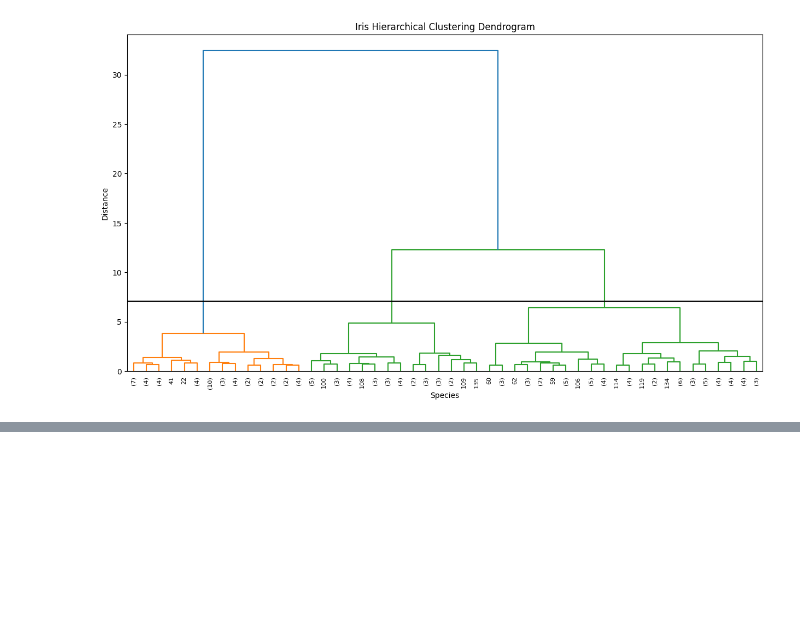
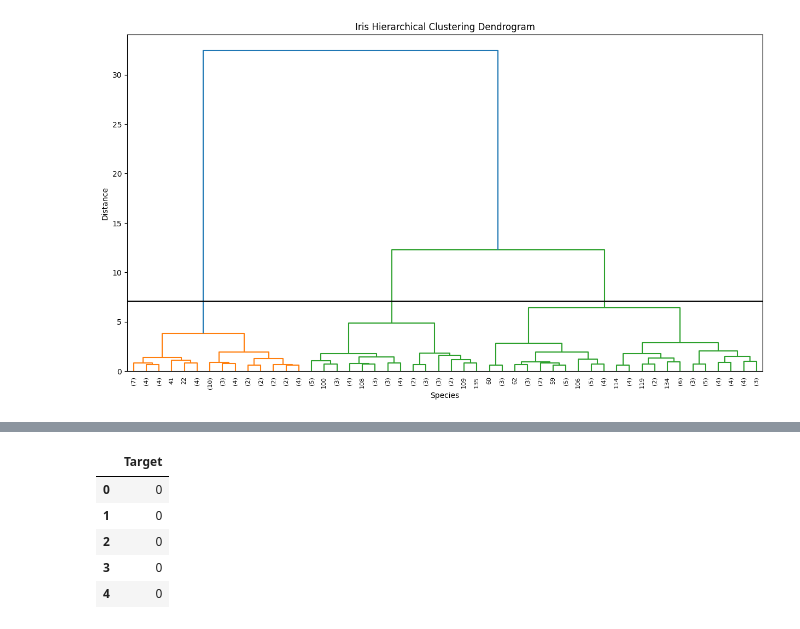
Before and after one commit to tanzil7/The-Spark-Foundation-Internship, a Jupyter notebook: Task2.ipynb, the cells around one changed output, grey strips where cells are left out. Saved outputs shown, nothing was run; the diff lists cells and outputs as text; code cells hidden in the pictures; blank space fills up the shorter version.

```diff
--- a/Task2.ipynb
+++ b/Task2.ipynb
@@ -75,0 +88,9 @@ plt.show()
+# %%
+y.head()
+# %% [output]
+|  | Target |
+| 0 | 0 |
+| 1 | 0 |
+| 2 | 0 |
+| 3 | 0 |
+| 4 | 0 |
```
Also changed, not shown: parts of 14 cells of this notebook.
